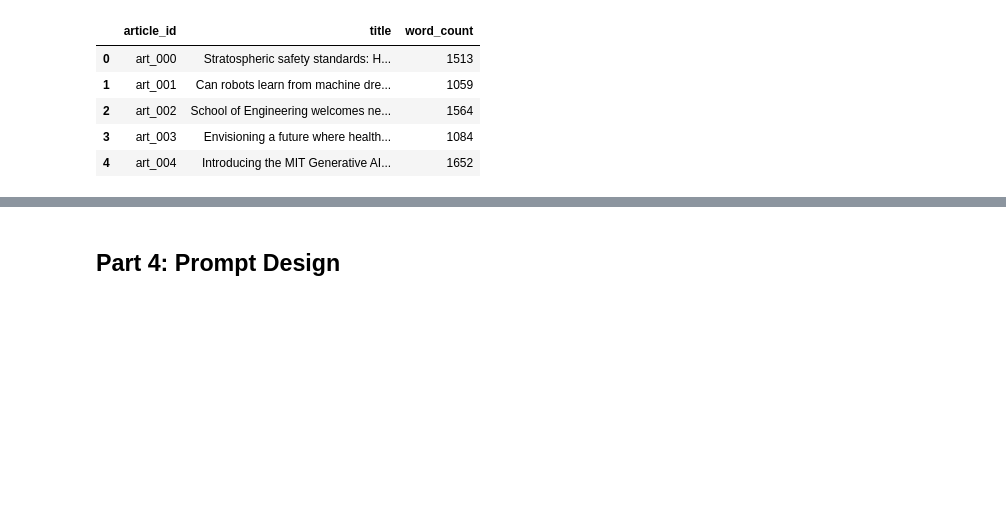
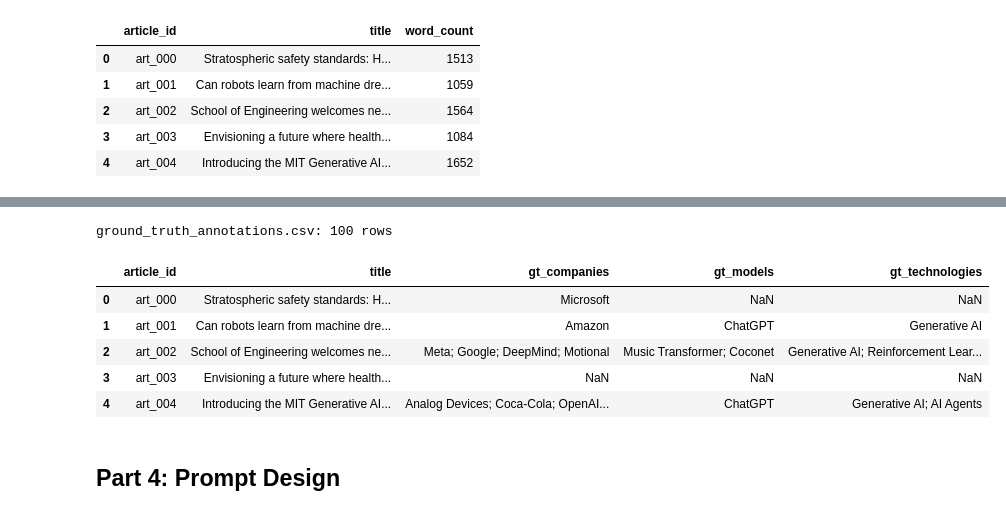
Before and after one commit to HazalGultekin/ml-project, a Jupyter notebook: Master-Lectures/ML/project/process-code/ml-project.ipynb, the cells around one changed output, grey strips where cells are left out. Cells and saved outputs as stored; diff of their text form; code cells hidden in the pictures; blank space fills up the shorter version.

```diff
--- a/Master-Lectures/ML/project/process-code/ml-project.ipynb
+++ b/Master-Lectures/ML/project/process-code/ml-project.ipynb
@@ -241,3 +243,16 @@ annotation_sheet.csv created: 100 rows
+# %%
+ground_truth_df = pd.read_csv("ground_truth_annotations.csv")
+
+print("ground_truth_annotations.csv:", len(ground_truth_df), "rows")
+ground_truth_df[["article_id", "title", "gt_companies", "gt_models", "gt_technologies"]].head()
+# %% [output]
+ground_truth_annotations.csv: 100 rows
+|  | article_id | title | gt_companies | gt_models | gt_technologies |
+| 0 | art_000 | Stratospheric safety standards: H... | Microsoft | NaN | NaN |
+| 1 | art_001 | Can robots learn from machine dre... | Amazon | ChatGPT | Generative AI |
+| 2 | art_002 | School of Engineering welcomes ne... | Meta; Google; DeepMind; Motional | Music Transformer; Coconet | Generative AI; Reinforcement Lear... |
+| 3 | art_003 | Envisioning a future where health... | NaN | NaN | NaN |
+| 4 | art_004 | Introducing the MIT Generative AI... | Analog Devices; Coca-Cola; OpenAI... | ChatGPT | Generative AI; AI Agents |
 # %% [markdown]
 ## Part 4: Prompt Design
 # %% [markdown]
```
Also changed, not shown: parts of 4 cells of this notebook.
